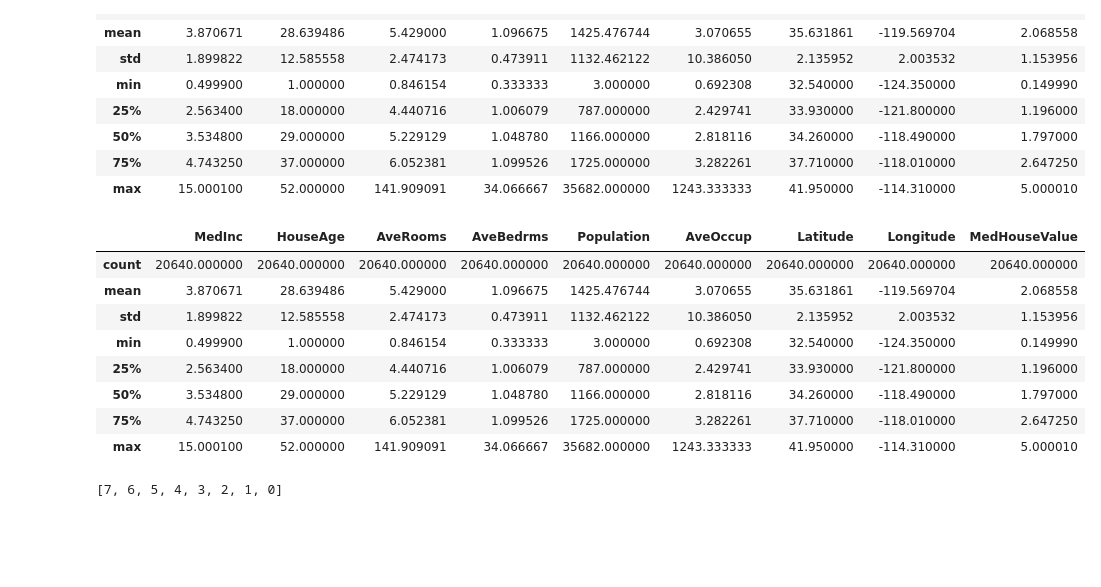
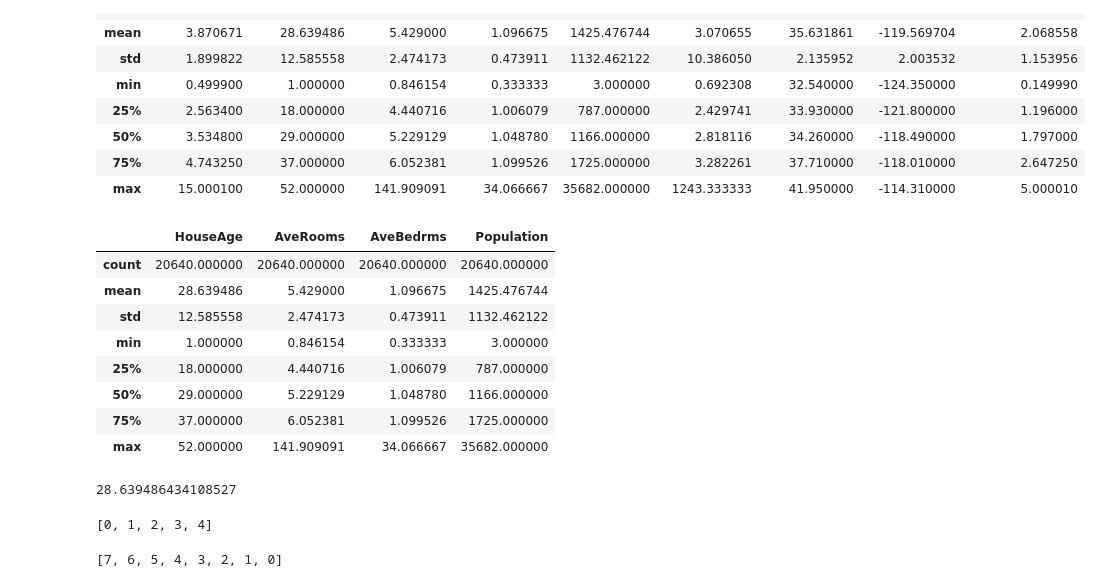
Before and after one commit to bipin-a/aidi-1100, a Jupyter notebook: lecture_material/Week6.ipynb, the cells around one changed output. Saved outputs shown, nothing was run; the diff lists cells and outputs as text; code cells hidden in the pictures; blank space fills up the shorter version.

```diff
--- a/lecture_material/Week6.ipynb
+++ b/lecture_material/Week6.ipynb
@@ -359,17 +376,29 @@ df_desc
 | 75% | 4.743250 | 37.000000 | 6.052381 | 1.099526 | 1725.000000 | 3.282261 | 37.710000 | -118.010000 | 2.647250 |
 | max | 15.000100 | 52.000000 | 141.909091 | 34.066667 | 35682.000000 | 1243.333333 | 41.950000 | -114.310000 | 5.000010 |
 # %%
-df_desc
+# Method 1
+df_desc.iloc[:,1:5]
 # %% [output]
-|  | MedInc | HouseAge | AveRooms | AveBedrms | Population | AveOccup | Latitude | Longitude | MedHouseValue |
-| count | 20640.000000 | 20640.000000 | 20640.000000 | 20640.000000 | 20640.000000 | 20640.000000 | 20640.000000 | 20640.000000 | 20640.000000 |
-| mean | 3.870671 | 28.639486 | 5.429000 | 1.096675 | 1425.476744 | 3.070655 | 35.631861 | -119.569704 | 2.068558 |
-| std | 1.899822 | 12.585558 | 2.474173 | 0.473911 | 1132.462122 | 10.386050 | 2.135952 | 2.003532 | 1.153956 |
-| min | 0.499900 | 1.000000 | 0.846154 | 0.333333 | 3.000000 | 0.692308 | 32.540000 | -124.350000 | 0.149990 |
-| 25% | 2.563400 | 18.000000 | 4.440716 | 1.006079 | 787.000000 | 2.429741 | 33.930000 | -121.800000 | 1.196000 |
-| 50% | 3.534800 | 29.000000 | 5.229129 | 1.048780 | 1166.000000 | 2.818116 | 34.260000 | -118.490000 | 1.797000 |
-| 75% | 4.743250 | 37.000000 | 6.052381 | 1.099526 | 1725.000000 | 3.282261 | 37.710000 | -118.010000 | 2.647250 |
-| max | 15.000100 | 52.000000 | 141.909091 | 34.066667 | 35682.000000 | 1243.333333 | 41.950000 | -114.310000 | 5.000010 |
+|  | HouseAge | AveRooms | AveBedrms | Population |
+| count | 20640.000000 | 20640.000000 | 20640.000000 | 20640.000000 |
+| mean | 28.639486 | 5.429000 | 1.096675 | 1425.476744 |
+| std | 12.585558 | 2.474173 | 0.473911 | 1132.462122 |
+| min | 1.000000 | 0.846154 | 0.333333 | 3.000000 |
+| 25% | 18.000000 | 4.440716 | 1.006079 | 787.000000 |
+| 50% | 29.000000 | 5.229129 | 1.048780 | 1166.000000 |
+| 75% | 37.000000 | 6.052381 | 1.099526 | 1725.000000 |
+| max | 52.000000 | 141.909091 | 34.066667 | 35682.000000 |
+# %%
+# Method 2
+# row selector and columns selector
+df_desc.loc['mean','HouseAge']
+# %% [output]
+28.639486434108527
+# %%
+l = list(range(10))
+l[:5]
+# %% [output]
+[0, 1, 2, 3, 4]
 # %%
 l = list(range(10))
 # %%
```
Also changed, not shown: parts of 157 cells of this notebook.
